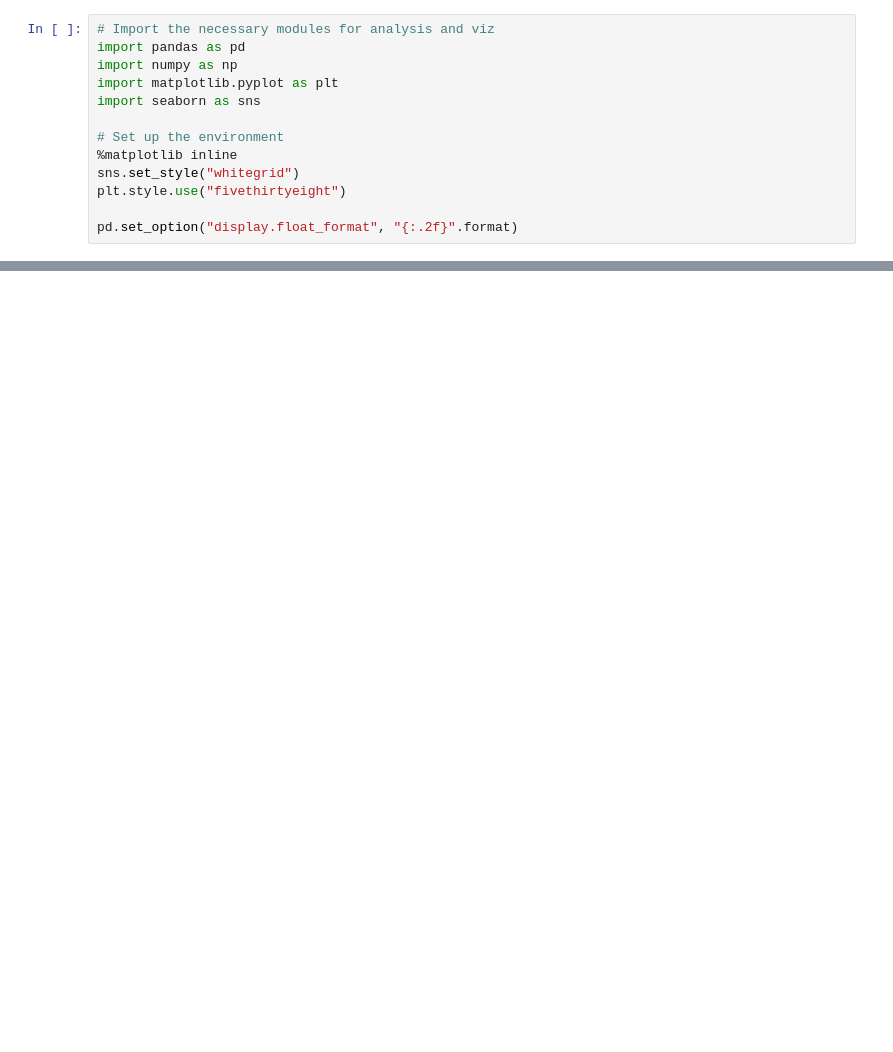
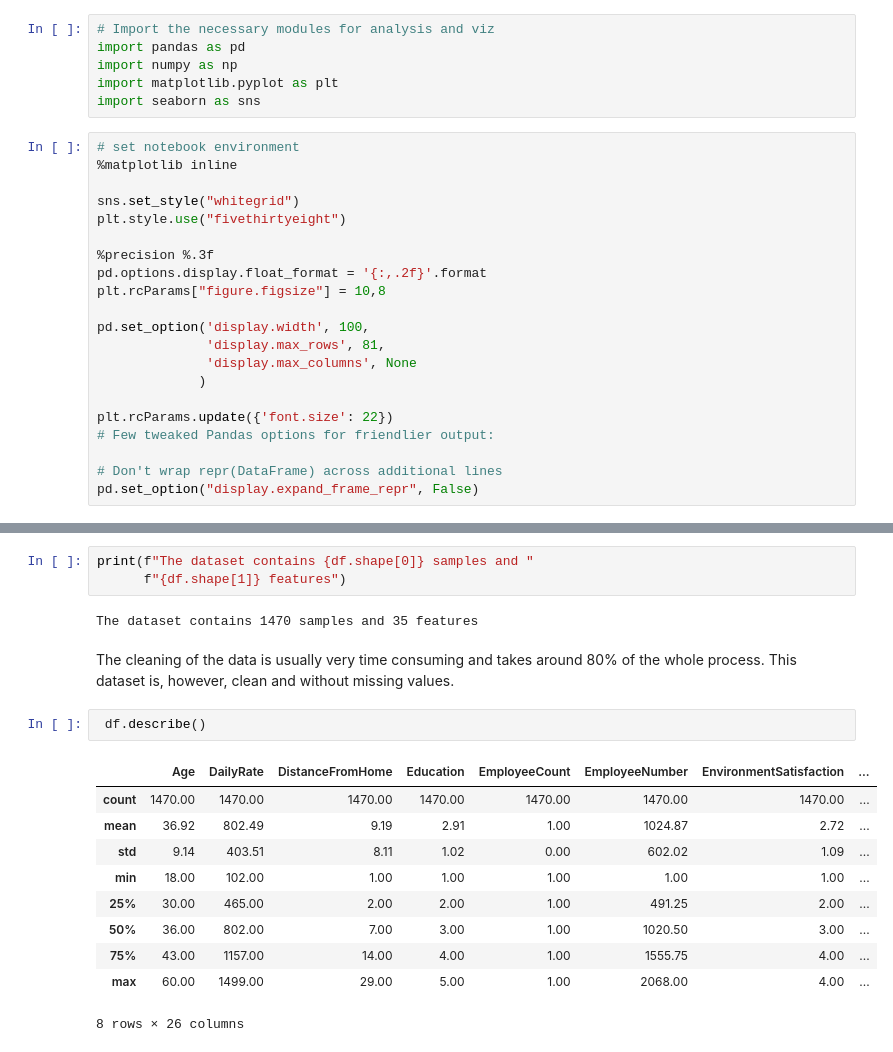
Before and after one commit to skacem/Business-Analytics, a Jupyter notebook: HR_Analytics/IBM_HR_analy.ipynb, the cells around one changed output, grey strips where cells are left out. Saved outputs shown, nothing was run; the diff lists cells and outputs as text; blank space fills up the shorter version.

```diff
--- a/HR_Analytics/IBM_HR_analy.ipynb
+++ b/HR_Analytics/IBM_HR_analy.ipynb
@@ -16,11 +16,25 @@ import pandas as pd
 import numpy as np
 import matplotlib.pyplot as plt
 import seaborn as sns
-
-# Set up the environment
-%matplotlib inline
-sns.set_style("whitegrid")
-plt.style.use("fivethirtyeight")
-
-pd.set_option("display.float_format", "{:.2f}".format)
+# %%
+# set notebook environment
+%matplotlib inline
+
+sns.set_style("whitegrid")
+plt.style.use("fivethirtyeight")
+
+%precision %.3f
+pd.options.display.float_format = '{:,.2f}'.format
+plt.rcParams["figure.figsize"] = 10,8
+
+pd.set_option('display.width', 100,
+              'display.max_rows', 81,
+              'display.max_columns', None
+             )
+
+plt.rcParams.update({'font.size': 22})
+# Few tweaked Pandas options for friendlier output:
+
+# Don't wrap repr(DataFrame) across additional lines
+pd.set_option("display.expand_frame_repr", False)
 # %%
@@ -36,0 +74,20 @@ df.head()
+# %%
+print(f"The dataset contains {df.shape[0]} samples and "
+      f"{df.shape[1]} features")
+# %% [output]
+The dataset contains 1470 samples and 35 features
+# %% [markdown]
+The cleaning of the data is usually very time consuming and takes around 80% of the whole process. This dataset is, however, clean and without missing values.
+# %%
+ df.describe()
+# %% [output]
+|  | Age | DailyRate | DistanceFromHome | Education | EmployeeCount | EmployeeNumber | EnvironmentSatisfaction | ... |
+| count | 1470.00 | 1470.00 | 1470.00 | 1470.00 | 1470.00 | 1470.00 | 1470.00 | ... |
+| mean | 36.92 | 802.49 | 9.19 | 2.91 | 1.00 | 1024.87 | 2.72 | ... |
+| std | 9.14 | 403.51 | 8.11 | 1.02 | 0.00 | 602.02 | 1.09 | ... |
+| min | 18.00 | 102.00 | 1.00 | 1.00 | 1.00 | 1.00 | 1.00 | ... |
+| 25% | 30.00 | 465.00 | 2.00 | 2.00 | 1.00 | 491.25 | 2.00 | ... |
+| 50% | 36.00 | 802.00 | 7.00 | 3.00 | 1.00 | 1020.50 | 3.00 | ... |
+| 75% | 43.00 | 1157.00 | 14.00 | 4.00 | 1.00 | 1555.75 | 4.00 | ... |
+| max | 60.00 | 1499.00 | 29.00 | 5.00 | 1.00 | 2068.00 | 4.00 | ... |
+8 rows × 26 columns
```
Also changed, not shown: parts of 17 cells of this notebook.
